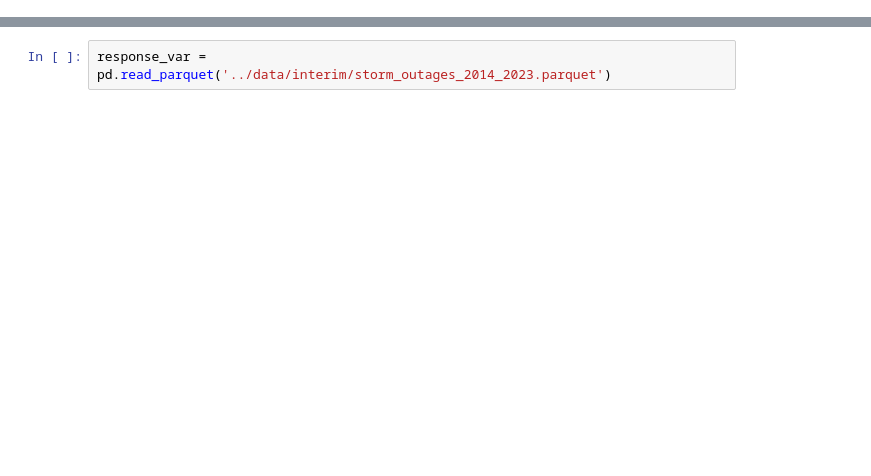
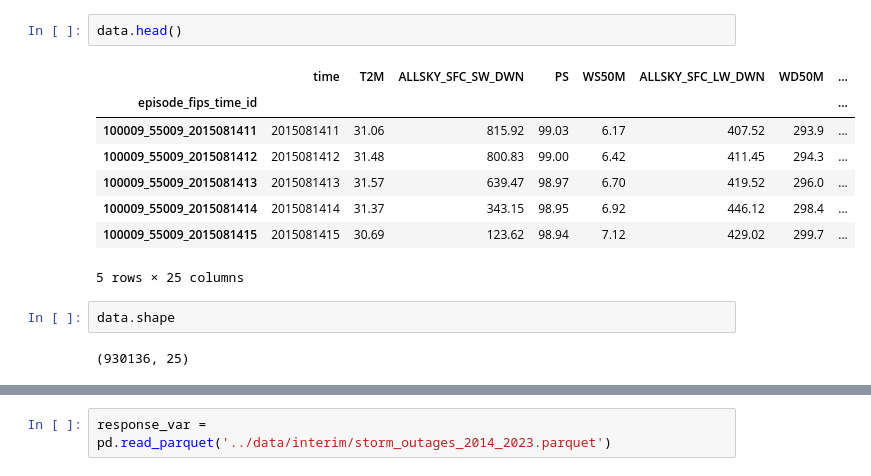
Before and after one commit to dhdzmota/dynamic-rythms, a Jupyter notebook: notebooks/dhm-09-model-test.ipynb, the cells around one changed output, grey strips where cells are left out. Saved outputs shown, nothing was run; the diff lists cells and outputs as text; blank space fills up the shorter version.

```diff
--- a/notebooks/dhm-09-model-test.ipynb
+++ b/notebooks/dhm-09-model-test.ipynb
@@ -15,0 +37,15 @@ np.float64(0.027549734662457963)
+# %%
+data.head()
+# %% [output]
+|  | time | T2M | ALLSKY_SFC_SW_DWN | PS | WS50M | ALLSKY_SFC_LW_DWN | WD50M | ... |
+| episode_fips_time_id |  |  |  |  |  |  |  | ... |
+| 100009_55009_2015081411 | 2015081411 | 31.06 | 815.92 | 99.03 | 6.17 | 407.52 | 293.9 | ... |
+| 100009_55009_2015081412 | 2015081412 | 31.48 | 800.83 | 99.00 | 6.42 | 411.45 | 294.3 | ... |
+| 100009_55009_2015081413 | 2015081413 | 31.57 | 639.47 | 98.97 | 6.70 | 419.52 | 296.0 | ... |
+| 100009_55009_2015081414 | 2015081414 | 31.37 | 343.15 | 98.95 | 6.92 | 446.12 | 298.4 | ... |
+| 100009_55009_2015081415 | 2015081415 | 30.69 | 123.62 | 98.94 | 7.12 | 429.02 | 299.7 | ... |
+5 rows × 25 columns
+# %%
+data.shape
+# %% [output]
+(930136, 25)
```
Also changed, not shown: parts of 36 cells of this notebook.
